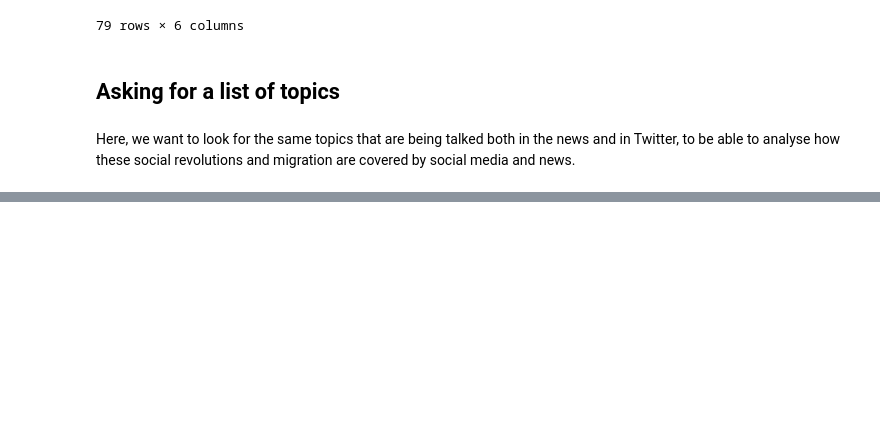
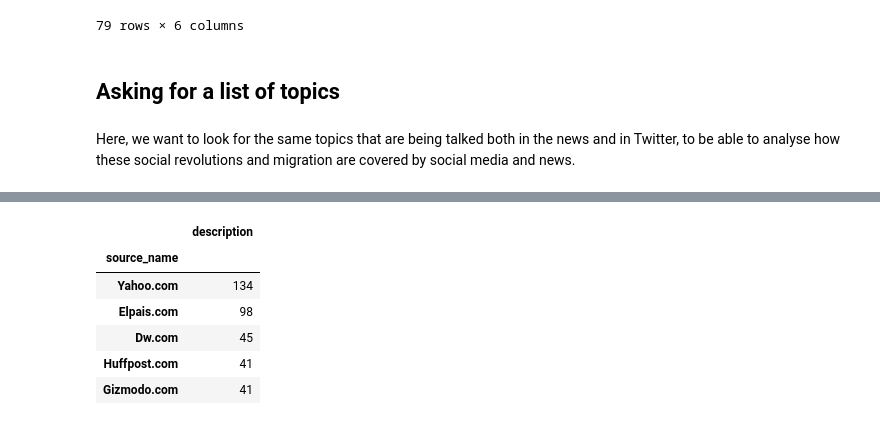
Before and after one commit to albertoabreu91/Project-Week-3-Data-Thieves, a Jupyter notebook: your-project/In_tests/NewsAPI_datacollection.ipynb, the cells around one changed output, grey strips where cells are left out. Saved outputs shown, nothing was run; the diff lists cells and outputs as text; code cells hidden in the pictures; blank space fills up the shorter version.

```diff
--- a/your-project/In_tests/NewsAPI_datacollection.ipynb
+++ b/your-project/In_tests/NewsAPI_datacollection.ipynb
@@ -407,3 +480,17 @@ topics_news_formatted.shape
+# %%
+not_in_sources = not_in_sources.sort_values(by='title', ascending=False )
+# %%
+not_in_sources = not_in_sources[['description']]
+# %%
+not_in_sources.head()
+# %% [output]
+|  | description |
+| source_name |  |
+| Yahoo.com | 134 |
+| Elpais.com | 98 |
+| Dw.com | 45 |
+| Huffpost.com | 41 |
+| Gizmodo.com | 41 |
 # %%
 topics_news_formatted_2 = prepare_data(topics_news_formatted)
 # %%
```
Also changed, not shown: parts of 12 cells of this notebook, 1 other file.
